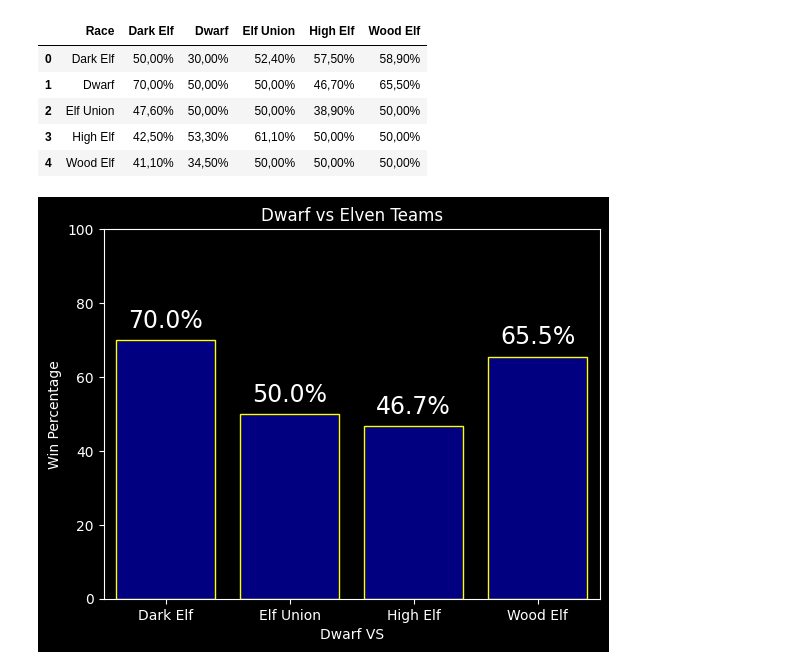
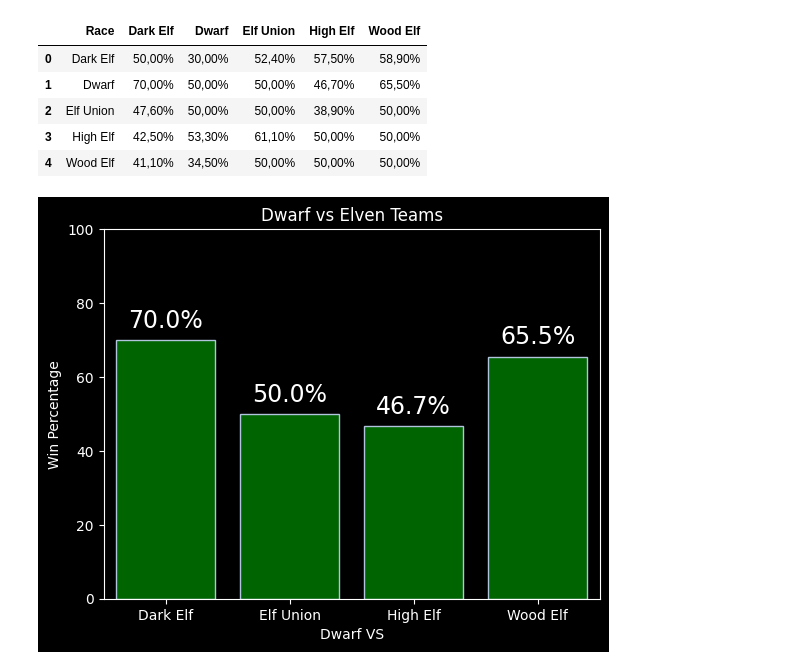
Before and after one commit to exAdun/EBBA, a Jupyter notebook: Clean.ipynb, the cells around one changed output. Saved outputs shown, nothing was run; the diff lists cells and outputs as text; code cells hidden in the pictures.

```diff
--- a/Clean.ipynb
+++ b/Clean.ipynb
@@ -384,18 +384,18 @@ dwarf['Wood Elf'] = dwarf['Wood Elf'].astype(float)
 # %%
 df_dwarf_elfs = dwarf[dwarf['Race'] == 'Dwarf'][['Dark Elf', 'Elf Union', 'High Elf', 'Wood Elf']]
 
 # victorias de enanos vs cada equipo de elfos
 df_dwarf_elfs = df_dwarf_elfs.transpose()
 
-ax = plt.bar(df_dwarf_elfs.index, df_dwarf_elfs[1], edgecolor='yellow', color="navy")
+ax = plt.bar(df_dwarf_elfs.index, df_dwarf_elfs[1], edgecolor='lightsteelblue', color="darkgreen")
 plt.ylabel('Win Percentage')
 plt.xlabel('Dwarf VS')
 plt.ylim(0, 100)
 plt.xlim(-0.5, 3.5)
 plt.title('Dwarf vs Elven Teams')
 for x, y in zip(df_dwarf_elfs.index, df_dwarf_elfs[1]):
     plt.text(x, y + 2, str(y)+'%', ha='center', va='bottom', fontsize=17);
 # %% [output]
-[figure, old version]
+[figure, new version]
 # %%
 plotly.bar(df_dwarf_elfs) #pruebo a hacerlo con plotly por si fuera mejor
```
Also changed, not shown: parts of 4 cells of this notebook, 3 other files.
